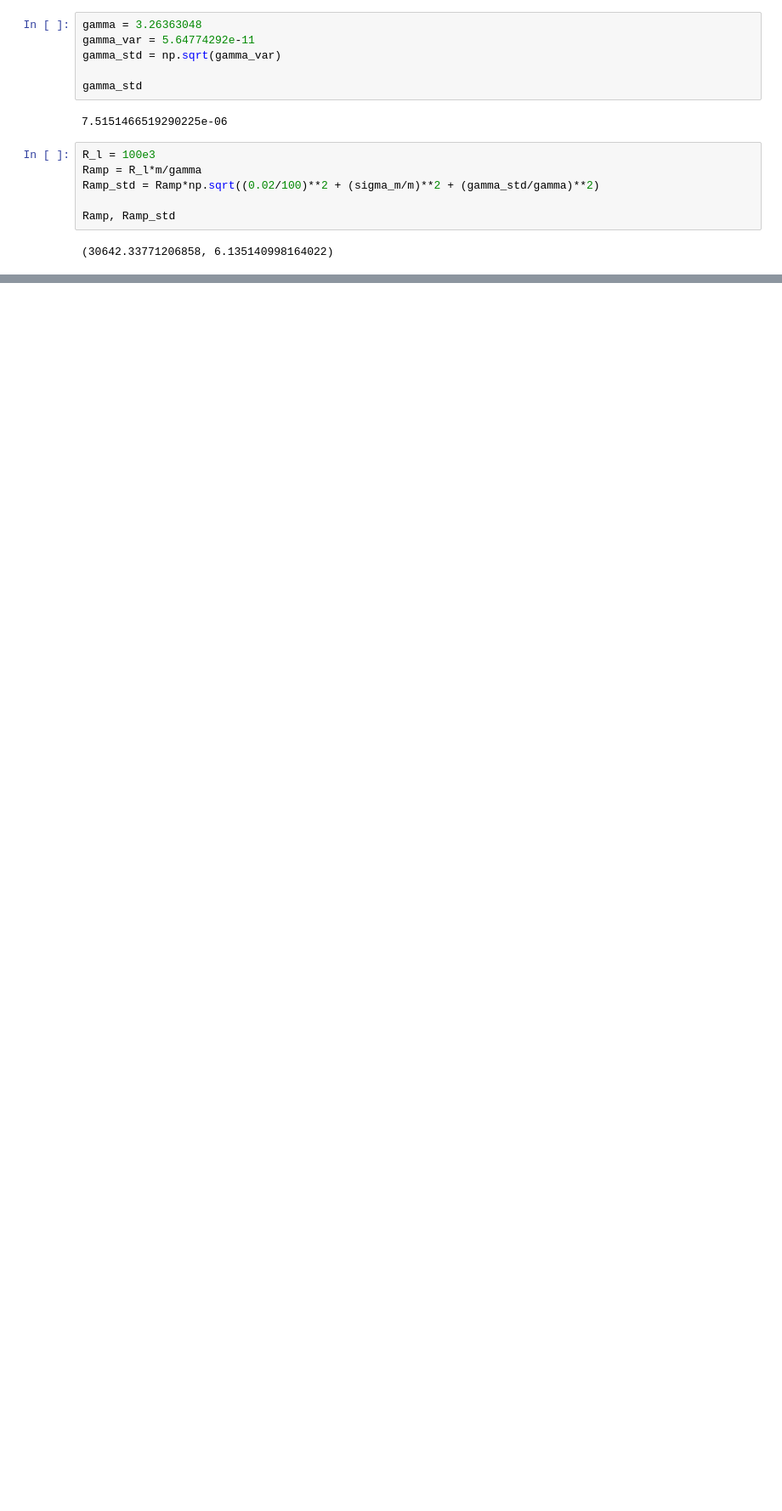
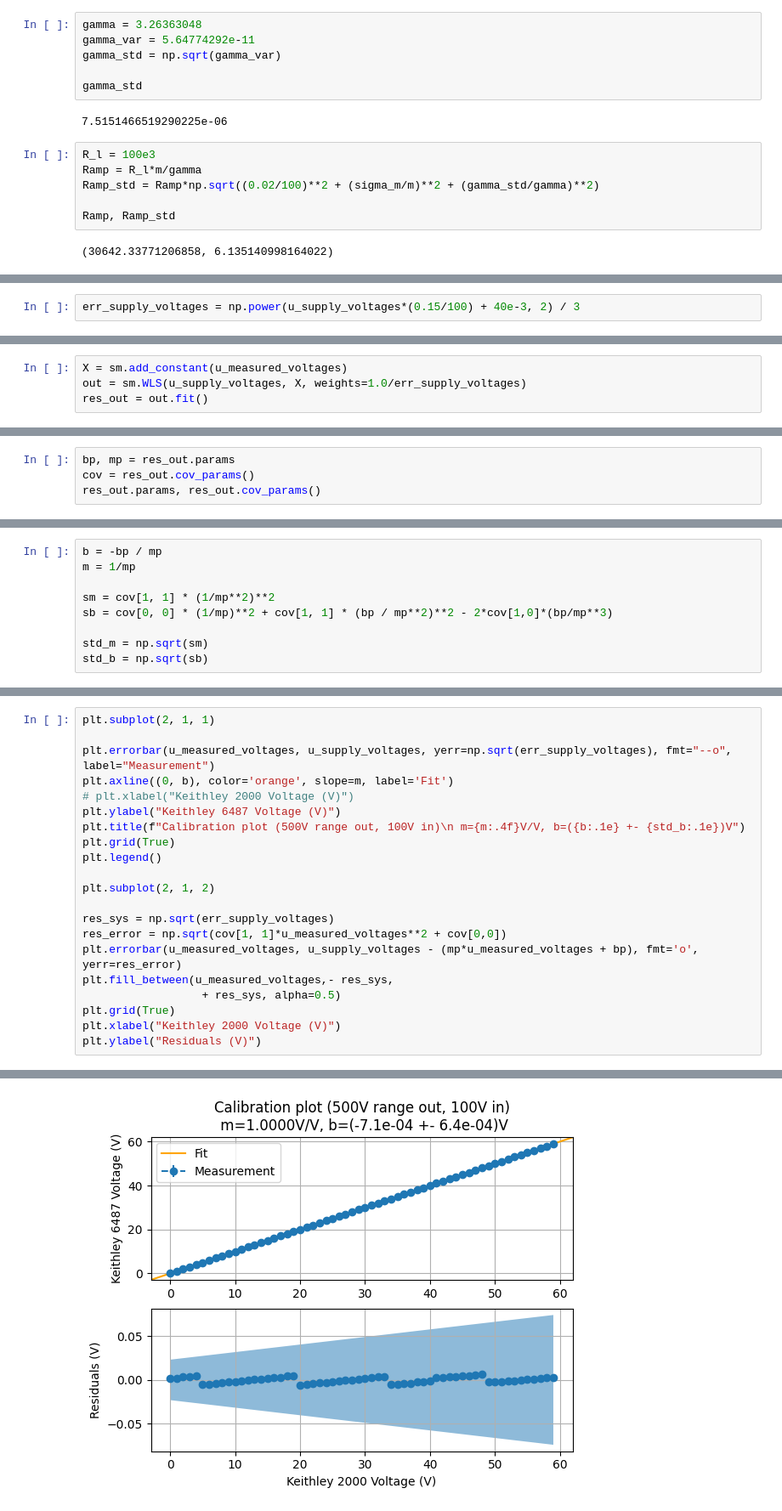
Before and after one commit to SBC-Collaboration/SBC-Queens-SIPMs-GUI-Software, a Jupyter notebook: calibration/CalibrationCalculations.ipynb, the cells around one changed output, grey strips where cells are left out. Shown: that part at 85% size. Drawn from its saved outputs; the diff is of its cells as text; blank space fills up the shorter version.

```diff
--- a/calibration/CalibrationCalculations.ipynb
+++ b/calibration/CalibrationCalculations.ipynb
@@ -123,0 +140,2 @@ Ramp, Ramp_std
+# %%
+err_supply_voltages = np.power(u_supply_voltages*(0.15/100) + 40e-3, 2) / 3
@@ -123,0 +164,4 @@ Ramp, Ramp_std
+# %%
+X = sm.add_constant(u_measured_voltages)
+out = sm.WLS(u_supply_voltages, X, weights=1.0/err_supply_voltages)
+res_out = out.fit()
@@ -123,0 +188,4 @@ Ramp, Ramp_std
+# %%
+bp, mp = res_out.params
+cov = res_out.cov_params()
+res_out.params, res_out.cov_params()
@@ -123,0 +205,9 @@ Ramp, Ramp_std
+# %%
+b = -bp / mp
+m = 1/mp
+
+sm = cov[1, 1] * (1/mp**2)**2
+sb = cov[0, 0] * (1/mp)**2 + cov[1, 1] * (bp / mp**2)**2 - 2*cov[1,0]*(bp/mp**3)
+
+std_m = np.sqrt(sm)
+std_b = np.sqrt(sb)
@@ -123,0 +223,22 @@ Ramp, Ramp_std
+# %%
+plt.subplot(2, 1, 1)
+
+plt.errorbar(u_measured_voltages, u_supply_voltages, yerr=np.sqrt(err_supply_voltages), fmt="--o", label="Measurement")
+plt.axline((0, b), color='orange', slope=m, label='Fit')
+# plt.xlabel("Keithley 2000 Voltage (V)")
+plt.ylabel("Keithley 6487 Voltage (V)")
+plt.title(f"Calibration plot (500V range out, 100V in)\n m={m:.4f}V/V, b=({b:.1e} +- {std_b:.1e})V")
+plt.grid(True)
+plt.legend()
+
+plt.subplot(2, 1, 2)
+
+res_sys = np.sqrt(err_supply_voltages)
+res_error = np.sqrt(cov[1, 1]*u_measured_voltages**2 + cov[0,0])
+plt.errorbar(u_measured_voltages, u_supply_voltages - (mp*u_measured_voltages + bp), fmt='o', yerr=res_error)
+plt.fill_between(u_measured_voltages,- res_sys,
+                  + res_sys, alpha=0.5)
+plt.grid(True)
+plt.xlabel("Keithley 2000 Voltage (V)")
+plt.ylabel("Residuals (V)")
+# %% [output]
@@ -123,0 +246 @@ Ramp, Ramp_std
+[figure, added]
```
Also changed, not shown: parts of 15 cells of this notebook, 1 other file.
